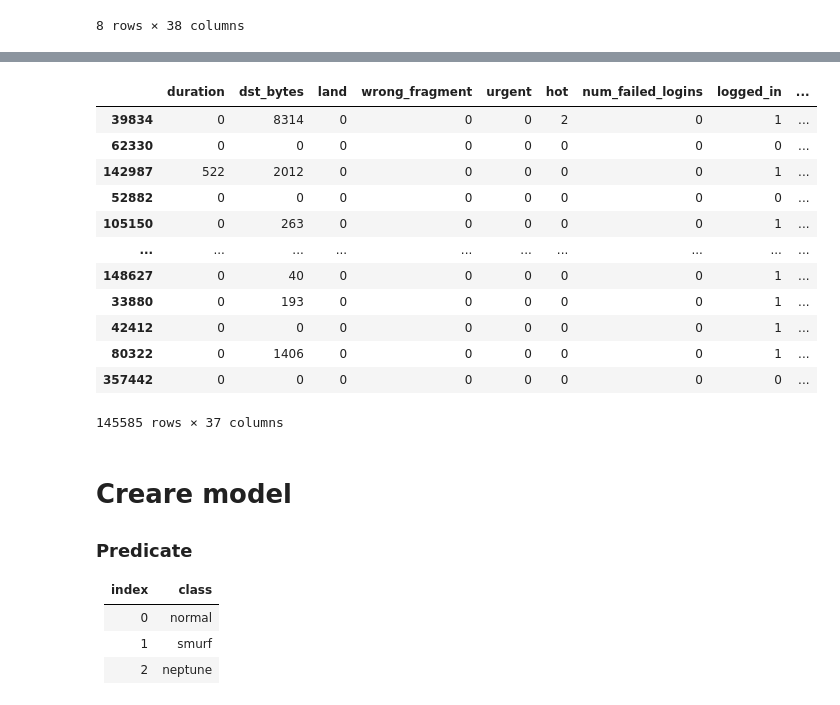
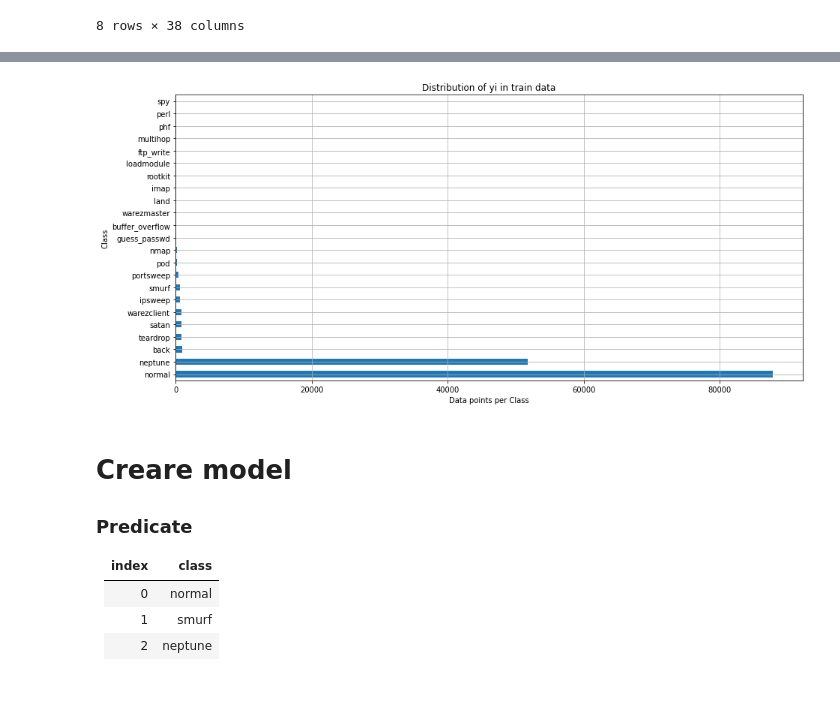
Before and after one commit to eduardhogea/KDD99---LTN, a Jupyter notebook: explorare_v2.ipynb, the cells around one changed output, grey strips where cells are left out. Cells and saved outputs as stored; diff of their text form; code cells hidden in the pictures.

```diff
--- a/explorare_v2.ipynb
+++ b/explorare_v2.ipynb
@@ -73,19 +89,14 @@ Metal device set to: Apple M1
 # %%
-features
+plt.figure(figsize=(15,7))
+class_distribution = df['label'].value_counts()
+class_distribution.plot(kind='barh')
+plt.xlabel('Data points per Class')
+plt.ylabel('Class')
+plt.title('Distribution of yi in train data')
+plt.grid()
+plt.show()
 # %% [output]
-|  | duration | dst_bytes | land | wrong_fragment | urgent | hot | num_failed_logins | logged_in | ... |
-| 39834 | 0 | 8314 | 0 | 0 | 0 | 2 | 0 | 1 | ... |
-| 62330 | 0 | 0 | 0 | 0 | 0 | 0 | 0 | 0 | ... |
-| 142987 | 522 | 2012 | 0 | 0 | 0 | 0 | 0 | 1 | ... |
-| 52882 | 0 | 0 | 0 | 0 | 0 | 0 | 0 | 0 | ... |
-| 105150 | 0 | 263 | 0 | 0 | 0 | 0 | 0 | 1 | ... |
-| ... | ... | ... | ... | ... | ... | ... | ... | ... | ... |
-| 148627 | 0 | 40 | 0 | 0 | 0 | 0 | 0 | 1 | ... |
-| 33880 | 0 | 193 | 0 | 0 | 0 | 0 | 0 | 1 | ... |
-| 42412 | 0 | 0 | 0 | 0 | 0 | 0 | 0 | 1 | ... |
-| 80322 | 0 | 1406 | 0 | 0 | 0 | 0 | 0 | 1 | ... |
-| 357442 | 0 | 0 | 0 | 0 | 0 | 0 | 0 | 0 | ... |
-145585 rows × 37 columns
+[figure, added]
 # %% [markdown]
 # Creare model
 
```
Also changed, not shown: parts of 4 cells of this notebook, 2 other files.
